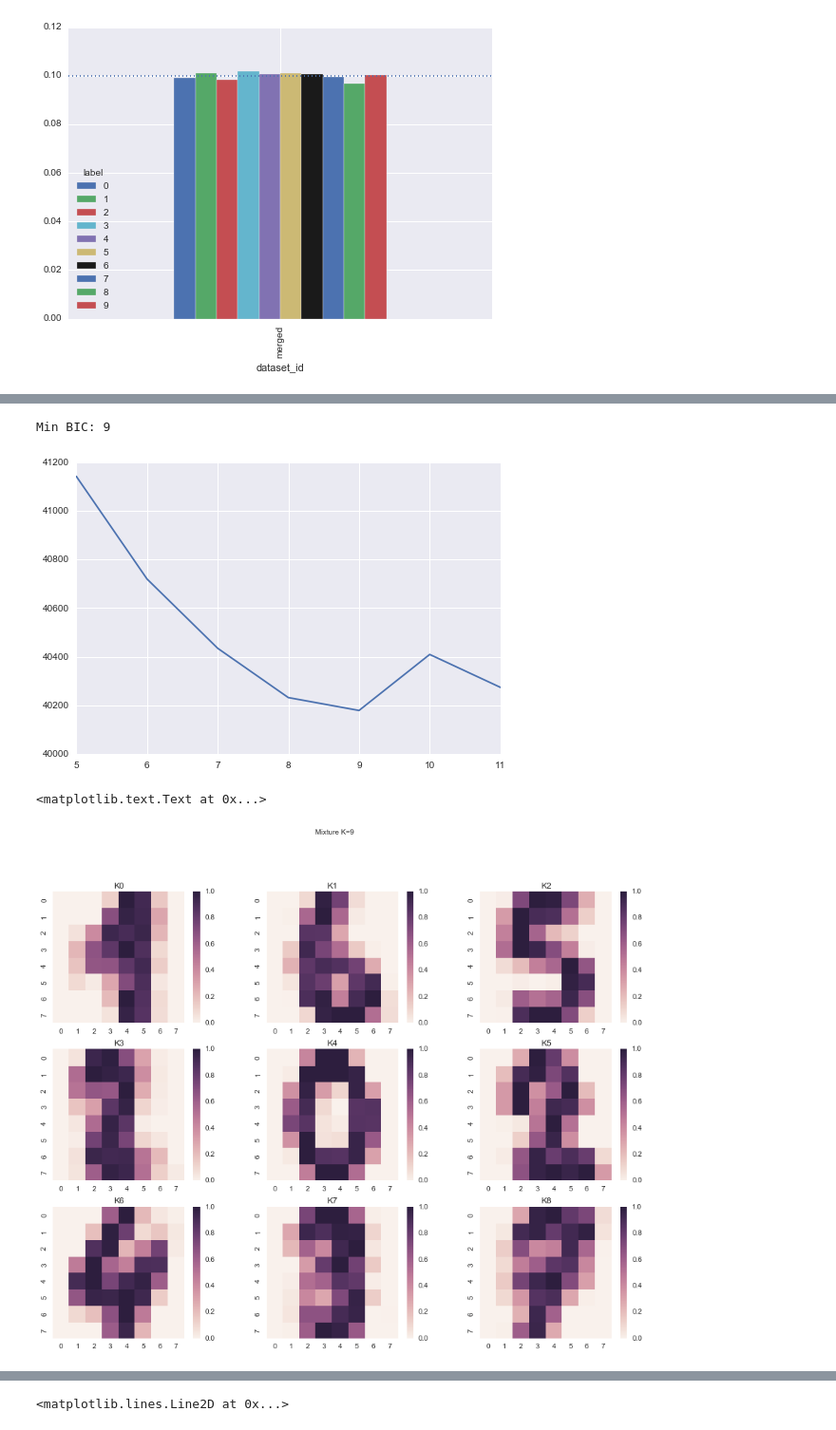
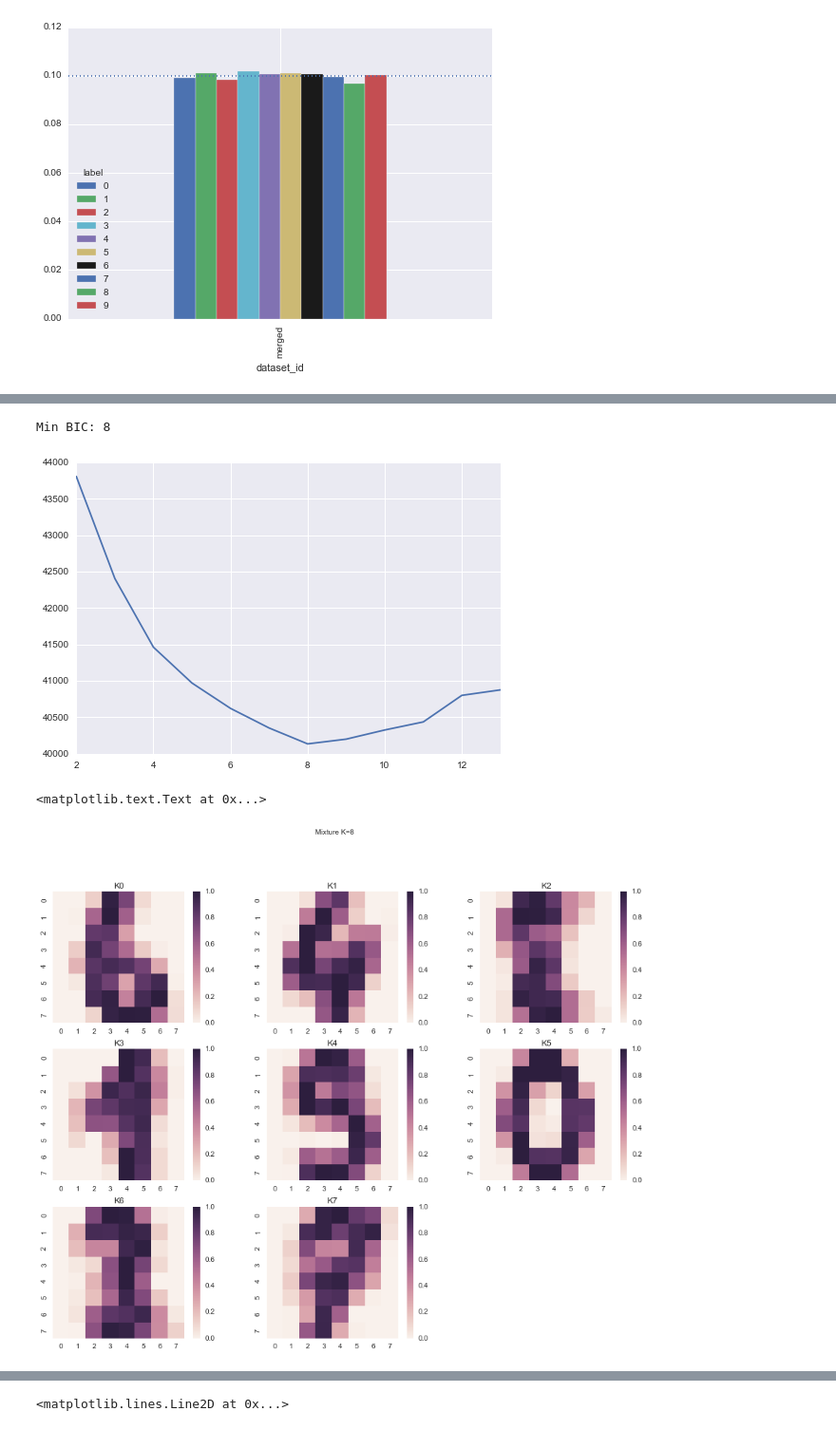
Before and after one commit to lukauskas/bernoulli-mixture-model, a Jupyter notebook: notebooks/Proof of Concept (digits dataset).ipynb, the cells around one changed output, grey strips where cells are left out. Shown at 95% size. Saved outputs shown, nothing was run; the diff lists cells and outputs as text; code cells hidden in the pictures.

```diff
--- a/notebooks/Proof of Concept (digits dataset).ipynb
+++ b/notebooks/Proof of Concept (digits dataset).ipynb
@@ -8,9 +8,9 @@ import seaborn as sns
 sns.set_color_codes('deep')
 # %%
 RANDOM_STATE = 112
-N_MIXTURES_TO_SEARCH_FOR_EACH_K = 3
-#CPUS_TO_USE = 16
-K_RANGE_TO_SEARCH = [5,6,7,8,9,10,11]
+N_MIXTURES_TO_SEARCH_FOR_EACH_K = 10
+CPUS_TO_USE = 16
+K_RANGE_TO_SEARCH = [2,3,4,5,6,7,8,9,10,11,12,13]
 EPSILON = 1e-2 # difference to treat the log likelihood as converged
 # %% [markdown]
 # Loading data
@@ -78,9 +78,10 @@ from bernoullimix.random_initialisation import random_mixture_generator
 %%time
 from bernoullimix.n_components_search import search_k
 
-mixtures, results = search_k(K_RANGE_TO_SEARCH,
-                             training_data_same_dataset,
-                             components_per_k=N_MIXTURES_TO_SEARCH_FOR_EACH_K,
-                             random_state=RANDOM_STATE,
-                             verbose=False, eps=EPSILON, n_iter=None)
+results, mixtures  = search_k(K_RANGE_TO_SEARCH,
+                              training_data_same_dataset,
+                              mixtures_per_k=N_MIXTURES_TO_SEARCH_FOR_EACH_K,
+                              random_state=RANDOM_STATE,
+                              n_jobs=CPUS_TO_USE,
+                              verbose=False, eps=EPSILON, n_iter=None)
 # %% [output]
@@ -89,20 +90,21 @@ Wall time: 1min 44s
 # %%
 results['BIC'].plot()
-print('Min BIC: {}'.format(results['BIC'].argmin()))
+best_k = results['BIC'].argmin()
+print('Min BIC: {}'.format(best_k))
 # %% [output]
-Min BIC: 9
+Min BIC: 8
-[figure, old version]
+[figure, new version]
 # %%
-best_mixture = mixtures[results['BIC'].argmin()]
+best_mixture = mixtures[best_k]
 plt.figure(figsize=(15,15))
 for j, (component, row) in enumerate(best_mixture.emission_probabilities.iterrows(), start=1):
     plt.subplot(4,3,j)
     draw_digit(row)
     plt.title(component)
 plt.suptitle('Mixture K={}'.format(best_mixture.n_components))
 # %% [output]
 <matplotlib.text.Text at 0x...>
-[figure, old version]
+[figure, new version]
 # %%
 best_mixture.mixing_coefficients.T.plot(kind='bar')
 # %% [output]
```
Also changed, not shown: parts of 8 cells of this notebook.
